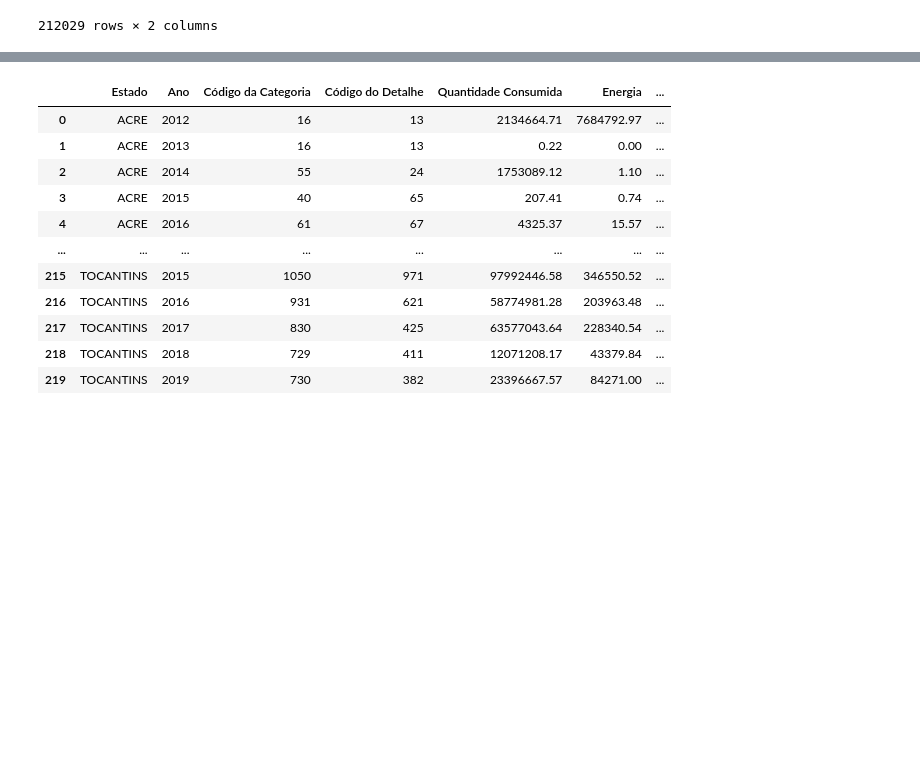
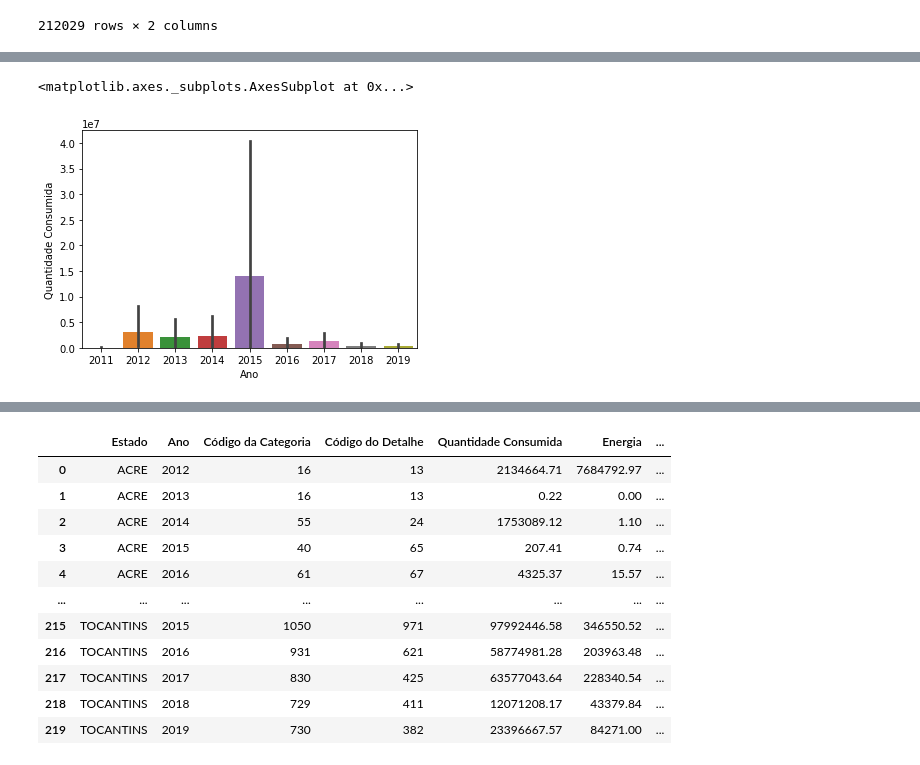
Before and after one commit to TenoEngineer/fontes_energeticas, a Jupyter notebook: FONTES ENERGÉTICAS.ipynb, the cells around one changed output, grey strips where cells are left out. Cells and saved outputs as stored; diff of their text form; code cells hidden in the pictures; blank space fills up the shorter version.

```diff
--- a/FONTES ENERGÉTICAS.ipynb
+++ b/FONTES ENERGÉTICAS.ipynb
@@ -226,0 +330,5 @@ fe_st = fe[fe['Unidade de Medida'] == 't/st']
+# %%
+sns.barplot(x='Ano', y='Quantidade Consumida', data=fe_ton)
+# %% [output]
+<matplotlib.axes._subplots.AxesSubplot at 0x...>
+[figure, added]
```
Also changed, not shown: parts of 57 cells of this notebook.
